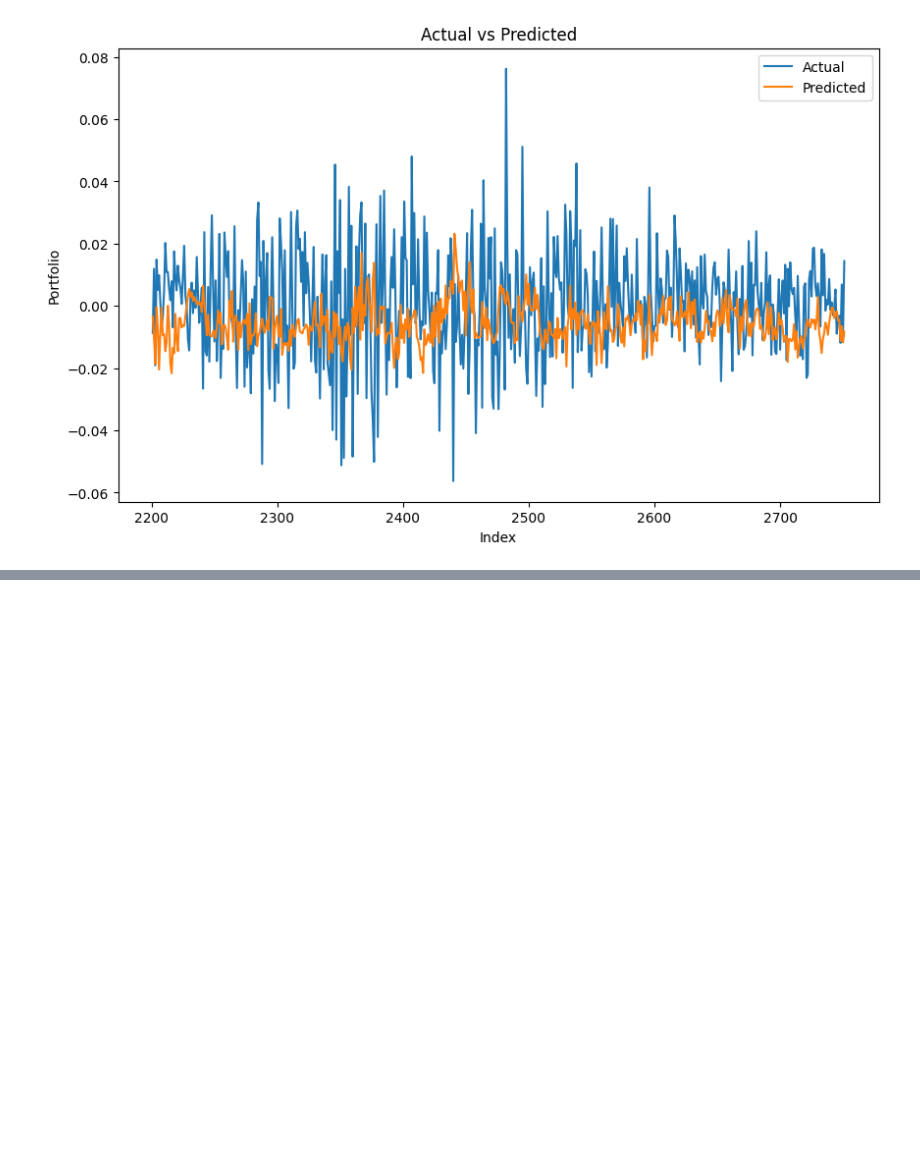
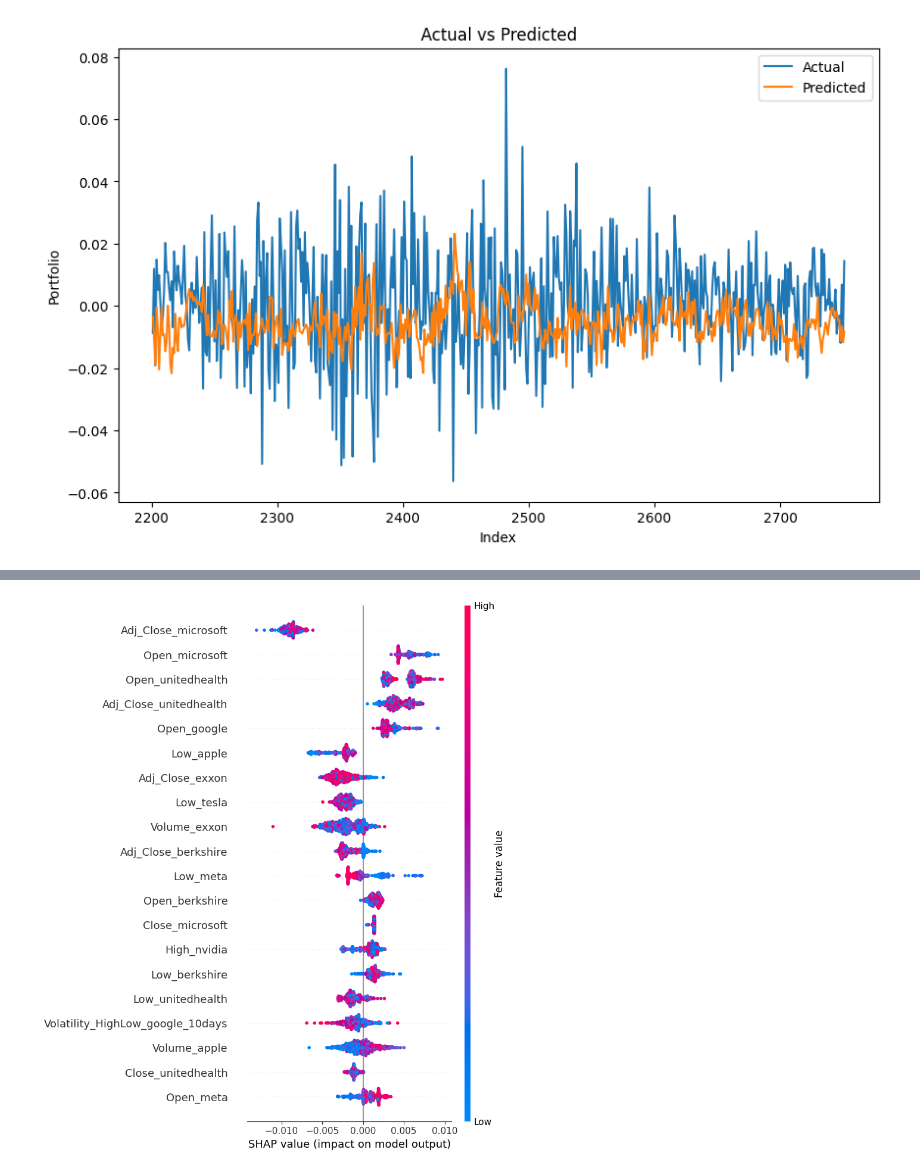
Before and after one commit to samuel-LP/Comparative-Sensitivity-Analysis-in-financial-forceasting, a Jupyter notebook: notebook/XGB_portefeuille.ipynb, the cells around one changed output, grey strips where cells are left out. Saved outputs shown, nothing was run; the diff lists cells and outputs as text; code cells hidden in the pictures; blank space fills up the shorter version.

Commit message:
add shap values

```diff
--- a/notebook/XGB_portefeuille.ipynb
+++ b/notebook/XGB_portefeuille.ipynb
@@ -155,9 +163,9 @@ val = ['Adj_Close_microsoft', 'Low_microsoft',
 train_size = int(0.8 * len(cours_boursiers))
 train_data, test_data = cours_boursiers[:train_size], cours_boursiers[train_size:]
 
-X_train, y_train = train_data[val], train_data['Target']
+X_train, y_train = train_data.drop(columns=["Target", "Date"], axis = 1), train_data['Target']
 
-X_test, y_test = test_data[val], test_data['Target']
+X_test, y_test = test_data.drop(columns=["Target", "Date"], axis = 1), test_data['Target']
 
 model = XGBRegressor()
 
@@ -182,3 +193,6 @@ plt.legend()
 plt.show()
 # %% [output]
 [figure]
+# %%
+explainer = shap.Explainer(model)
+shap_values = explainer.shap_values(X_test)
@@ -184,0 +202,4 @@ plt.show()
+# %%
+shap.summary_plot(shap_values, X_test)
+# %% [output]
+[figure, added]
```
Also changed, not shown: parts of 7 cells of this notebook, 1 other file.
